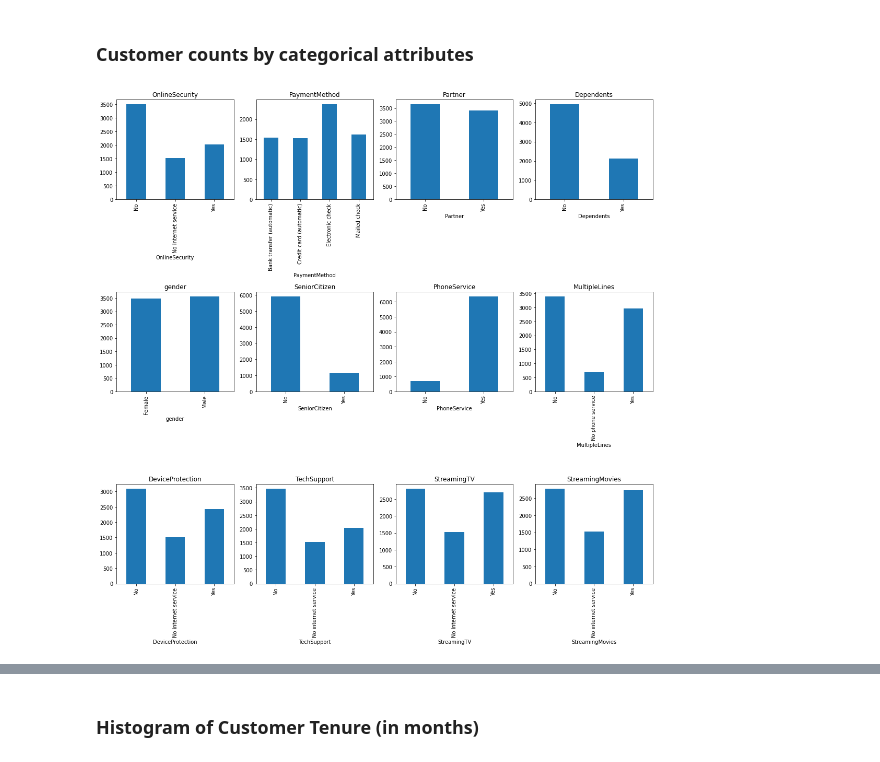
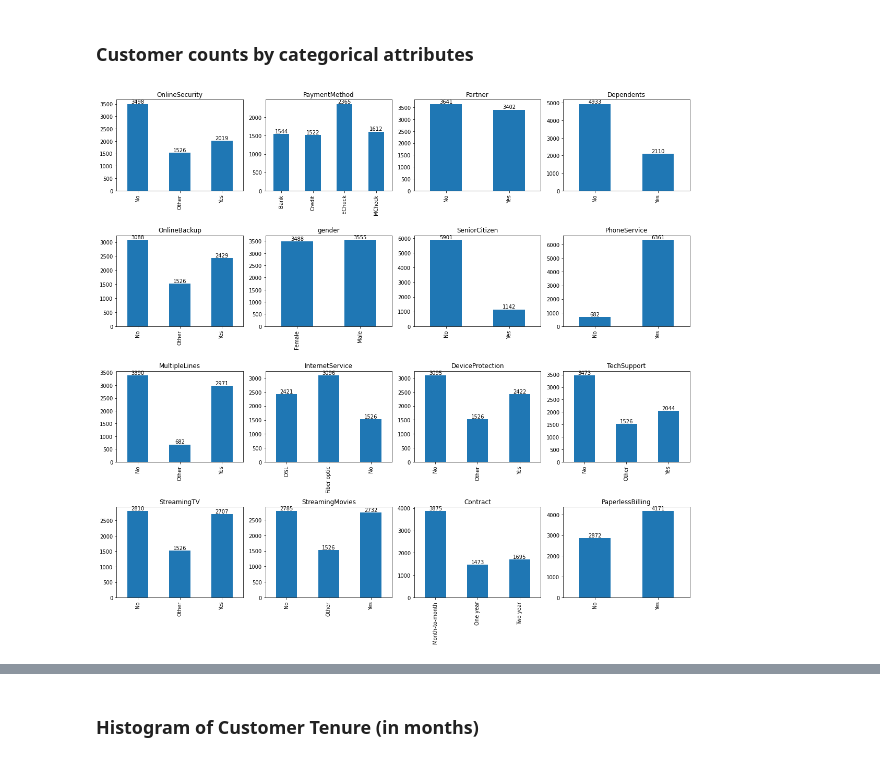
Before and after one commit to ts-azure-services/drift-primer, a Jupyter notebook: mlops_primer/exploratory_analysis.ipynb, the cells around one changed output, grey strips where cells are left out. Saved outputs shown, nothing was run; the diff lists cells and outputs as text; code cells hidden in the pictures.

```diff
--- a/mlops_primer/exploratory_analysis.ipynb
+++ b/mlops_primer/exploratory_analysis.ipynb
@@ -75,6 +67,26 @@ dtype('float64')
 # %%
 df['Churn'] = df['Churn'].apply(lambda x: 0 if x == "No" else 1)
 df['SeniorCitizen'] = df['SeniorCitizen'].apply(lambda x: "No" if x == 0 else "Yes")
+
+# Cosmetic edits to showcase visualizations better
+df['OnlineSecurity'] = df['OnlineSecurity'].apply(lambda x: "Other" if x == "No internet service" else x)
+df['OnlineBackup'] = df['OnlineBackup'].apply(lambda x: "Other" if x == "No internet service" else x)
+df['DeviceProtection'] = df['DeviceProtection'].apply(lambda x: "Other" if x == "No internet service" else x)
+df['TechSupport'] = df['TechSupport'].apply(lambda x: "Other" if x == "No internet service" else x)
+df['StreamingTV'] = df['StreamingTV'].apply(lambda x: "Other" if x == "No internet service" else x)
+df['StreamingMovies'] = df['StreamingMovies'].apply(lambda x: "Other" if x == "No internet service" else x)
+
+df['MultipleLines'] = df['MultipleLines'].apply(lambda x: "Other" if x == "No phone service" else x)
+
+pm = {
+    'Bank transfer (automatic)':'Bank',
+    'Credit card (automatic)':'Credit',
+    'Mailed check':'MCheck',
+    'Electronic check':'ECheck',
+}
+
+df['PaymentMethod'] = df['PaymentMethod'].map(pm)
+
 df.head()
 # %% [output]
 |  | customerID | gender | SeniorCitizen | Partner | Dependents | tenure | PhoneService | MultipleLines | ... |
@@ -97,24 +109,34 @@ df['monthlyCharges_bins'] = pd.cut(df['MonthlyCharges'], bins=10, include_lowest
 # %% [markdown]
 ### Customer counts by categorical attributes
 # %%
-fig, axes = plt.subplots(nrows=3, ncols=4, figsize=(15, 15))
-collist=['OnlineSecurity', 'PaymentMethod', 'Partner', 'Dependents',
-        'gender', 'SeniorCitizen', 'PhoneService', 'MultipleLines',
-         'DeviceProtection', 'TechSupport','StreamingTV','StreamingMovies'
-        ]
-for i, var in enumerate(collist):
+fig, axes = plt.subplots(nrows=4, ncols=4, figsize=(16, 15))
+column_list=['OnlineSecurity', 'PaymentMethod', 'Partner', 'Dependents','OnlineBackup',
+        'gender', 'SeniorCitizen', 'PhoneService', 'MultipleLines','InternetService',
+         'DeviceProtection', 'TechSupport','StreamingTV','StreamingMovies',
+         'Contract','PaperlessBilling']
+
+# Iterate through all combinations
+for i, var in enumerate(column_list):
     # Adjusting for the multi-line assignments
     if i <=3:
         pos1=0
         pos2=i
     elif i <=7:
         pos1=1
         pos2=i-4
     elif i <=11:
         pos1=2
         pos2=i-8
-    tt = df.groupby(var).size()
-    tt.plot(kind='bar', ax=axes[pos1,pos2], title=str(var))
+    elif i <=15:
+        pos1=3
+        pos2=i-12
+    tt = df.groupby(var).size().to_frame()
+    tt.index.rename('', inplace=True) # To remove extra index labels for visualizations
+    tdf = tt.plot(kind='bar', ax=axes[pos1,pos2], title=str(var), legend=None)
+
+    for container in tdf.containers:
+        tdf.bar_label(container)
+
 plt.tight_layout()
 # %% [output]
-[figure, old version]
+[figure, new version]
```
Also changed, not shown: parts of 11 cells of this notebook, 1 other file.
